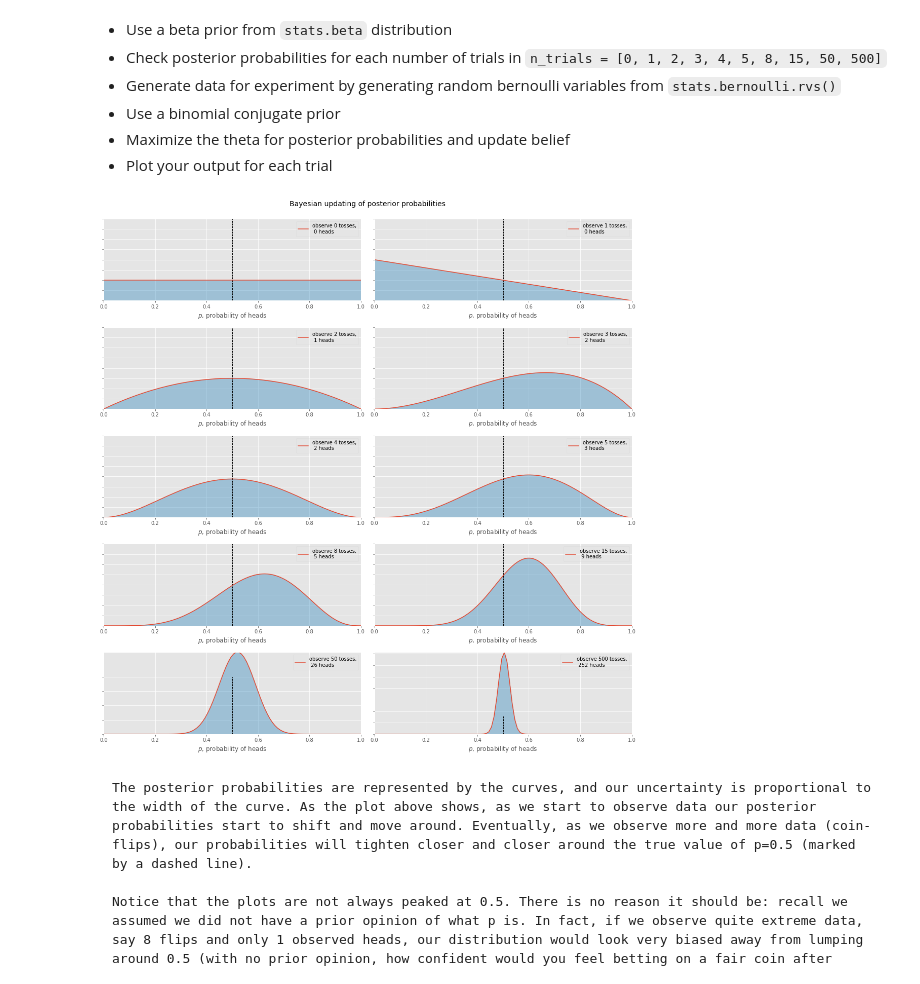
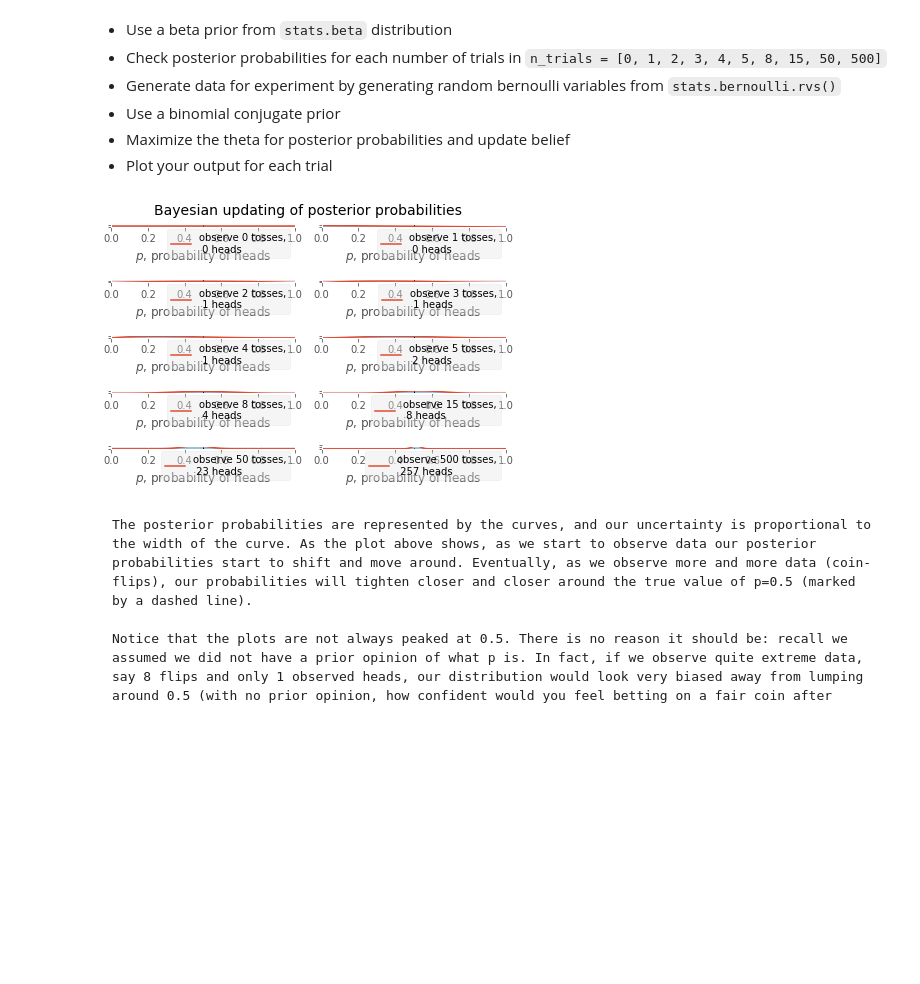
Before and after one commit to dlm6693/dsc-2-21-14-bayesian-frameowork-lab-nyc-ds-career-031119, a Jupyter notebook: index.ipynb, the cells around one changed output. Cells and saved outputs as stored; diff of their text form; code cells hidden in the pictures; blank space fills up the shorter version.

```diff
--- a/index.ipynb
+++ b/index.ipynb
@@ -45,30 +45,28 @@ n_trials = n_trials = [0, 1, 2, 3, 4, 5, 8, 15, 50, 500]
 data = stats.bernoulli.rvs(0.5, size=n_trials[-1])
 x = np.linspace(0, 1, 100)
 # %%
-# Sample outputfor k, N in enumerate(n_trials):
+for k, N in enumerate(n_trials):
     sx = plt.subplot(len(n_trials) / 2, 2, k + 1)
     plt.xlabel("$p$, probability of heads")
     plt.setp(sx.get_yticklabels(), visible=False)
 
     heads = data[:N].sum()
     y = dist.pdf(x, 1 + heads, 1 + N - heads)
 
     plt.plot(x, y, label="observe %d tosses,\n %d heads" % (N, heads))
     plt.fill_between(x, 0, y, color="#348ABD", alpha=0.4)
     plt.vlines(0.5, 0, 4, color="k", linestyles="--", lw=1)
 
     leg = plt.legend()
     leg.get_frame().set_alpha(0.4)
     plt.autoscale(tight=True)
 
 
 plt.suptitle("Bayesian updating of posterior probabilities",
              y=1.02,
              fontsize=14)
-
-plt.tight_layout()
 # %% [output]
-[figure, old version]
+[figure, new version]
 # %%
 # Record your observations here
 # %% [markdown]
```
